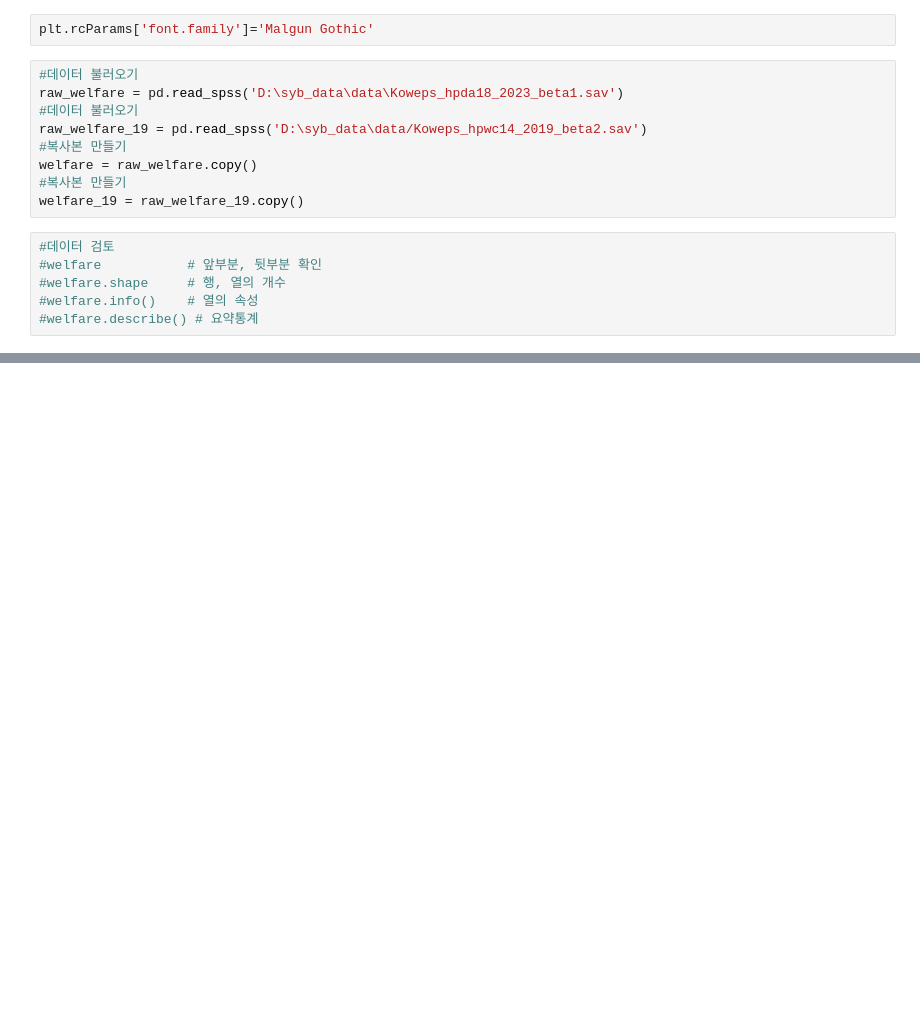
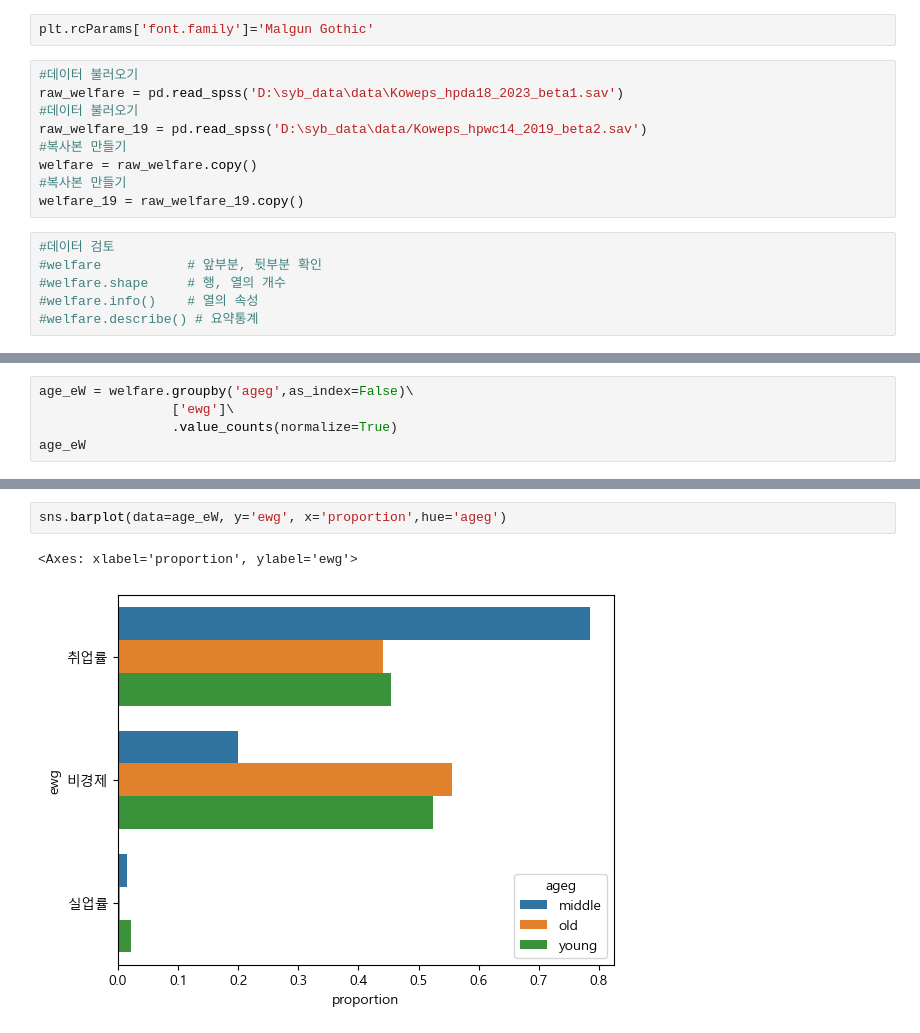
Before and after one commit to bin428/korlife, a Jupyter notebook: 한국인의 삶.ipynb, the cells around one changed output, grey strips where cells are left out. Saved outputs shown, nothing was run; the diff lists cells and outputs as text; blank space fills up the shorter version.

```diff
--- a/한국인의 삶.ipynb
+++ b/한국인의 삶.ipynb
@@ -56,0 +192,5 @@ welfare_19 = welfare_19.rename(
+# %%
+age_eW = welfare.groupby('ageg',as_index=False)\
+                 ['ewg']\
+                 .value_counts(normalize=True)
+age_eW
@@ -56,0 +208,5 @@ welfare_19 = welfare_19.rename(
+# %%
+sns.barplot(data=age_eW, y='ewg', x='proportion',hue='ageg')
+# %% [output]
+<Axes: xlabel='proportion', ylabel='ewg'>
+[figure, added]
```
Also changed, not shown: parts of 21 cells of this notebook.
